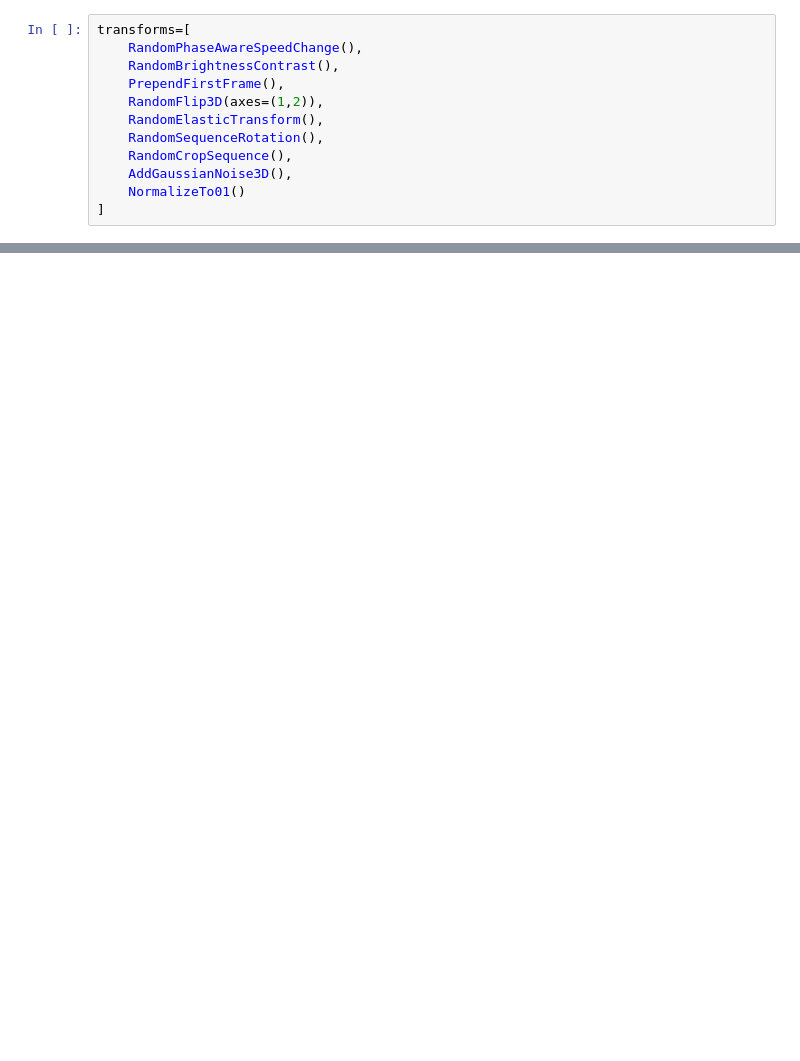
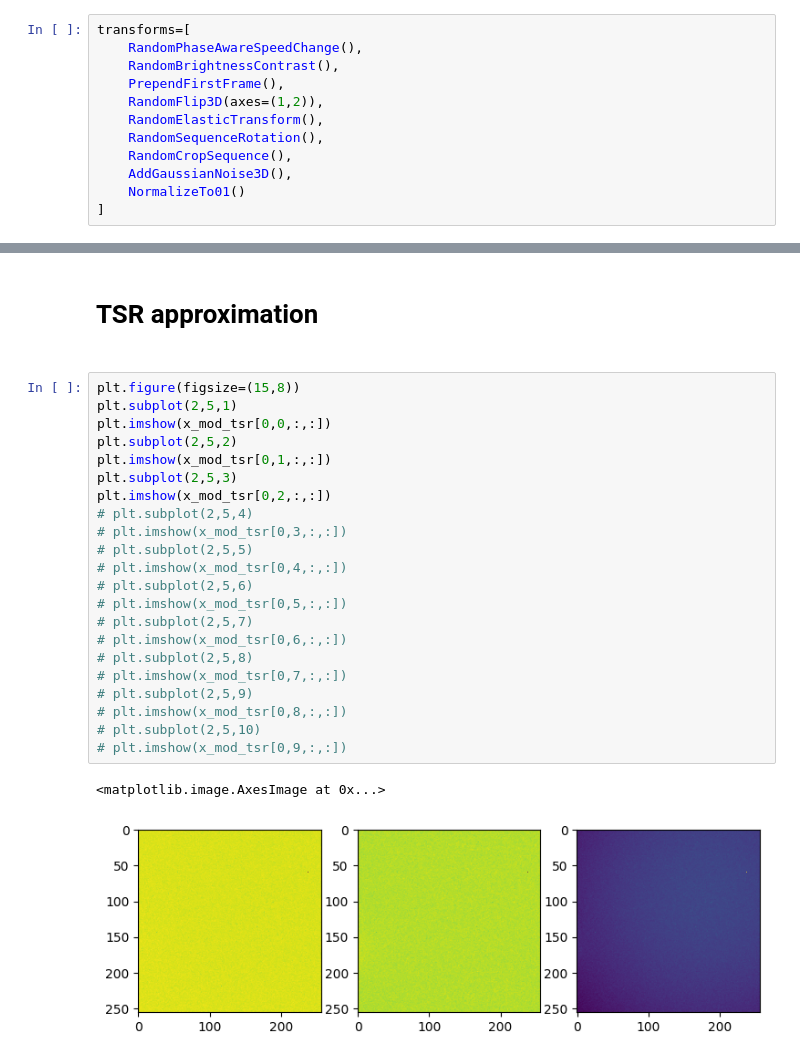
Before and after one commit to konrad-jaworski/attention_unet, a Jupyter notebook: Model_investigation.ipynb, the cells around one changed output, grey strips where cells are left out. Drawn from its saved outputs; the diff is of its cells as text; blank space fills up the shorter version.

```diff
--- a/Model_investigation.ipynb
+++ b/Model_investigation.ipynb
@@ -49,0 +89,27 @@ plt.plot(x[0,:,130,130])
+# %% [markdown]
+<h1>TSR approximation<h1>
+# %%
+plt.figure(figsize=(15,8))
+plt.subplot(2,5,1)
+plt.imshow(x_mod_tsr[0,0,:,:])
+plt.subplot(2,5,2)
+plt.imshow(x_mod_tsr[0,1,:,:])
+plt.subplot(2,5,3)
+plt.imshow(x_mod_tsr[0,2,:,:])
+# plt.subplot(2,5,4)
+# plt.imshow(x_mod_tsr[0,3,:,:])
+# plt.subplot(2,5,5)
+# plt.imshow(x_mod_tsr[0,4,:,:])
+# plt.subplot(2,5,6)
+# plt.imshow(x_mod_tsr[0,5,:,:])
+# plt.subplot(2,5,7)
+# plt.imshow(x_mod_tsr[0,6,:,:])
+# plt.subplot(2,5,8)
+# plt.imshow(x_mod_tsr[0,7,:,:])
+# plt.subplot(2,5,9)
+# plt.imshow(x_mod_tsr[0,8,:,:])
+# plt.subplot(2,5,10)
+# plt.imshow(x_mod_tsr[0,9,:,:])
+# %% [output]
+<matplotlib.image.AxesImage at 0x...>
+[figure, added]
```
Also changed, not shown: parts of 24 cells of this notebook, 10 other files.
